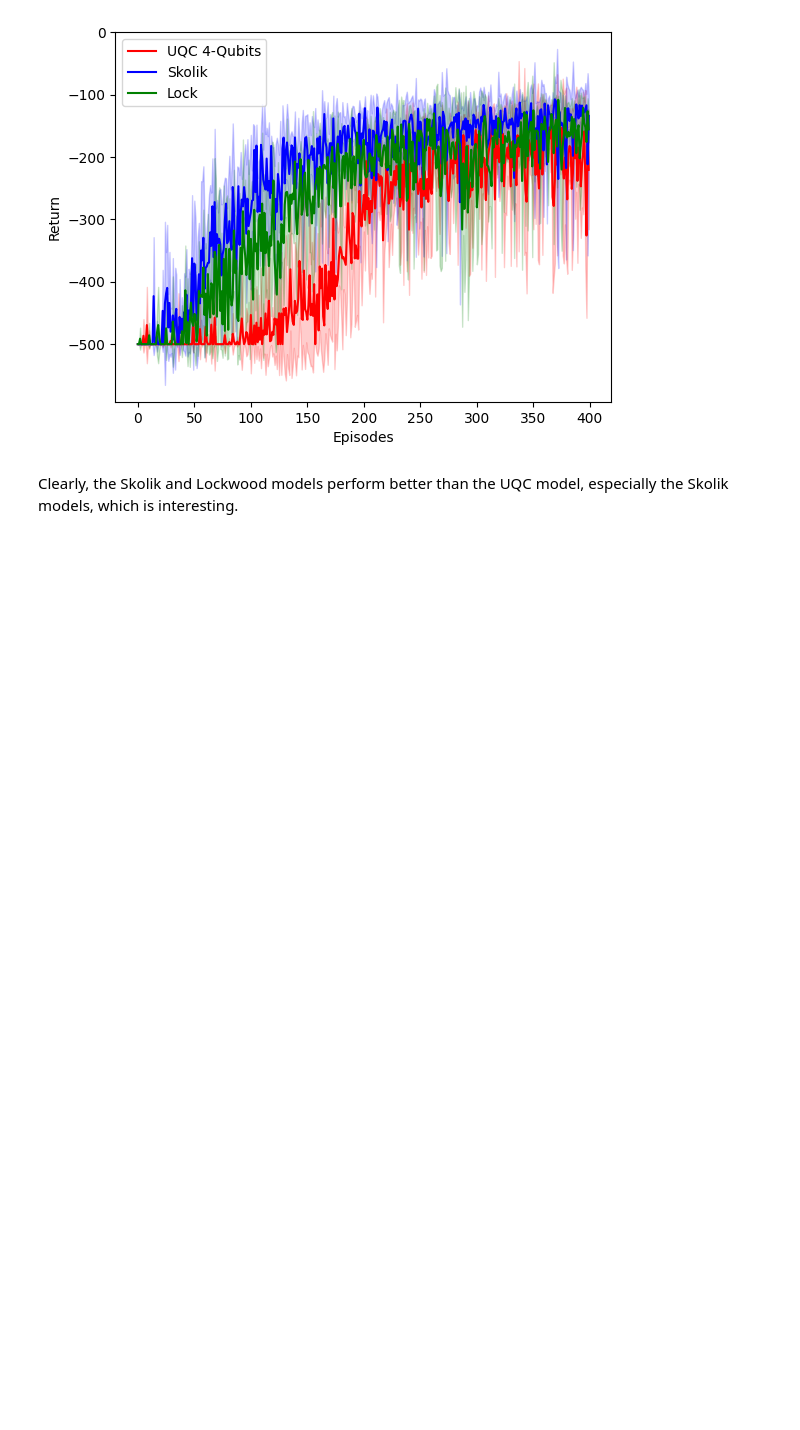
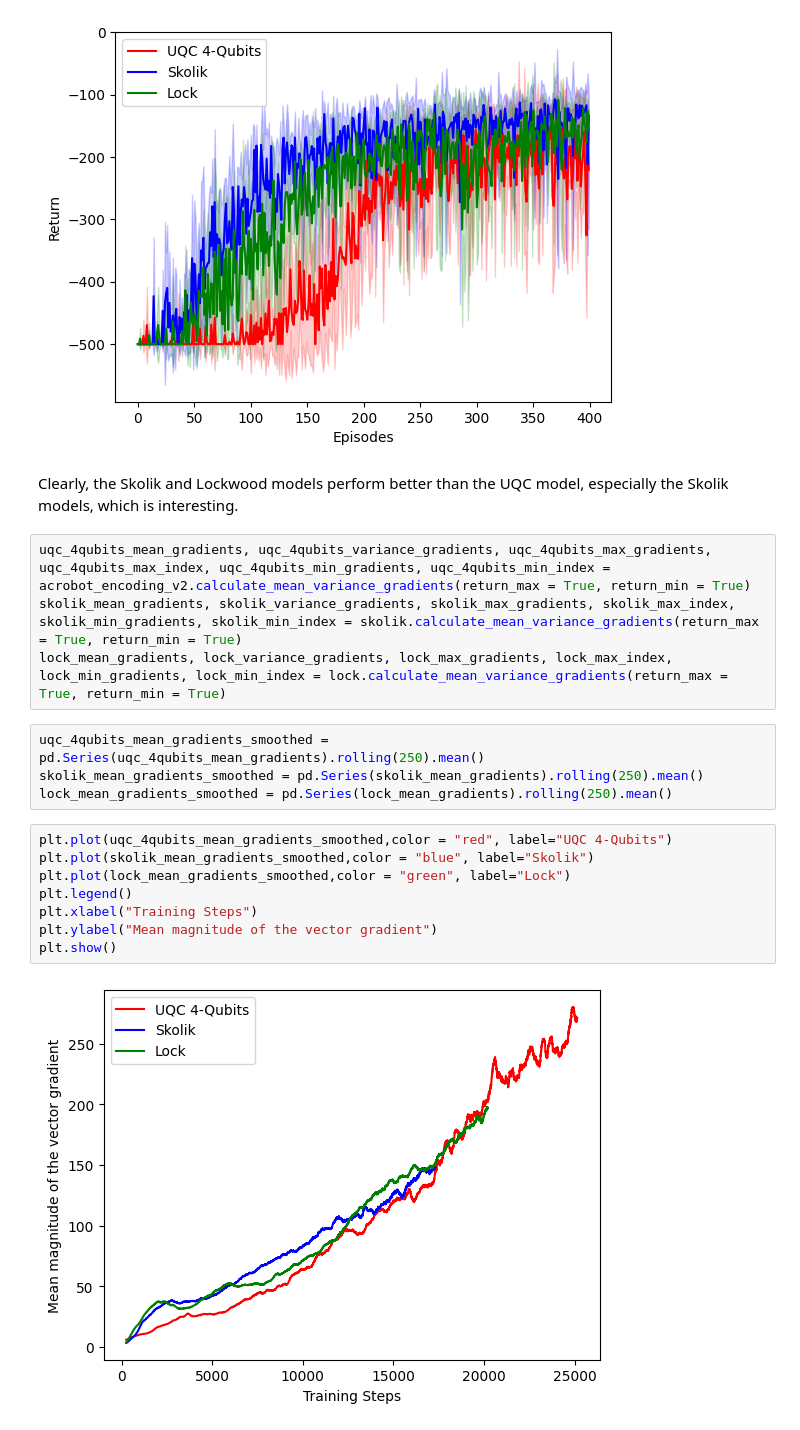
Before and after one commit to RodrigoCoelho7/VQC_Qlearning, a Jupyter notebook: data_analysis/acrobot_models.ipynb, the cells around one changed output. Saved outputs shown, nothing was run; the diff lists cells and outputs as text; blank space fills up the shorter version.

Commit message:
Did some more acrobot analysis

```diff
--- a/data_analysis/acrobot_models.ipynb
+++ b/data_analysis/acrobot_models.ipynb
@@ -236,3 +236,21 @@ plt.show()
 [figure]
 # %% [markdown]
 Clearly, the Skolik and Lockwood models perform better than the UQC model, especially the Skolik models, which is interesting.
+# %%
+uqc_4qubits_mean_gradients, uqc_4qubits_variance_gradients, uqc_4qubits_max_gradients, uqc_4qubits_max_index, uqc_4qubits_min_gradients, uqc_4qubits_min_index = acrobot_encoding_v2.calculate_mean_variance_gradients(return_max = True, return_min = True)
+skolik_mean_gradients, skolik_variance_gradients, skolik_max_gradients, skolik_max_index, skolik_min_gradients, skolik_min_index = skolik.calculate_mean_variance_gradients(return_max = True, return_min = True)
+lock_mean_gradients, lock_variance_gradients, lock_max_gradients, lock_max_index, lock_min_gradients, lock_min_index = lock.calculate_mean_variance_gradients(return_max = True, return_min = True)
+# %%
+uqc_4qubits_mean_gradients_smoothed = pd.Series(uqc_4qubits_mean_gradients).rolling(250).mean()
+skolik_mean_gradients_smoothed = pd.Series(skolik_mean_gradients).rolling(250).mean()
+lock_mean_gradients_smoothed = pd.Series(lock_mean_gradients).rolling(250).mean()
+# %%
+plt.plot(uqc_4qubits_mean_gradients_smoothed,color = "red", label="UQC 4-Qubits")
+plt.plot(skolik_mean_gradients_smoothed,color = "blue", label="Skolik")
+plt.plot(lock_mean_gradients_smoothed,color = "green", label="Lock")
+plt.legend()
+plt.xlabel("Training Steps")
+plt.ylabel("Mean magnitude of the vector gradient")
+plt.show()
+# %% [output]
+[figure, added]
```
